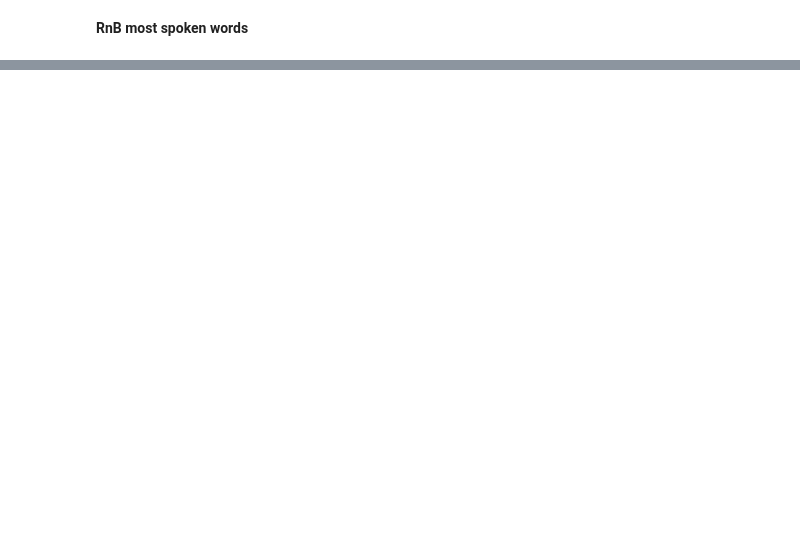
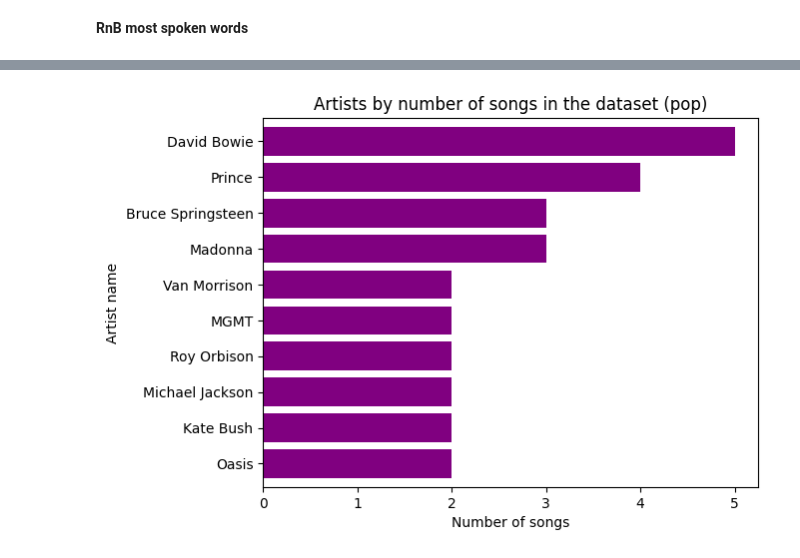
Before and after one commit to jacobclark293/ma3831, a Jupyter notebook: Jacob_Clark_Capstone.ipynb, the cells around one changed output, grey strips where cells are left out. Saved outputs shown, nothing was run; the diff lists cells and outputs as text; code cells hidden in the pictures; blank space fills up the shorter version.

```diff
--- a/Jacob_Clark_Capstone.ipynb
+++ b/Jacob_Clark_Capstone.ipynb
@@ -662,0 +666,4 @@ freq_words(rnb_df_imported['CleanedLyrics'], 20)
+# %%
+plot = pop_df_imported['artist'].value_counts().nlargest(n=10).sort_values(ascending=True).plot(kind='barh', width = 0.8, color ="purple", grid=False, ylabel = "Artist name", title = "Artists by number of songs in the dataset (pop)", xlabel = "Number of songs")
+# %% [output]
+[figure, added]
```
Also changed, not shown: parts of 14 cells of this notebook.
